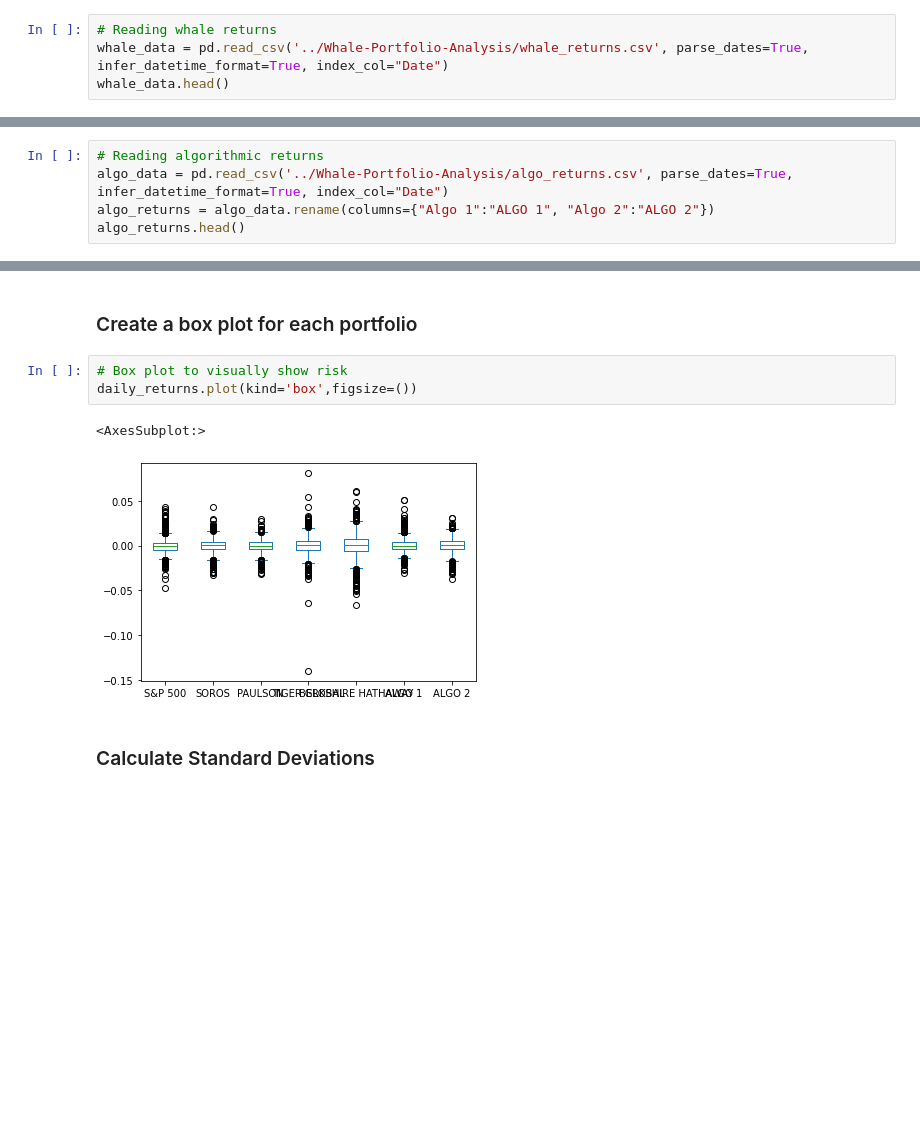
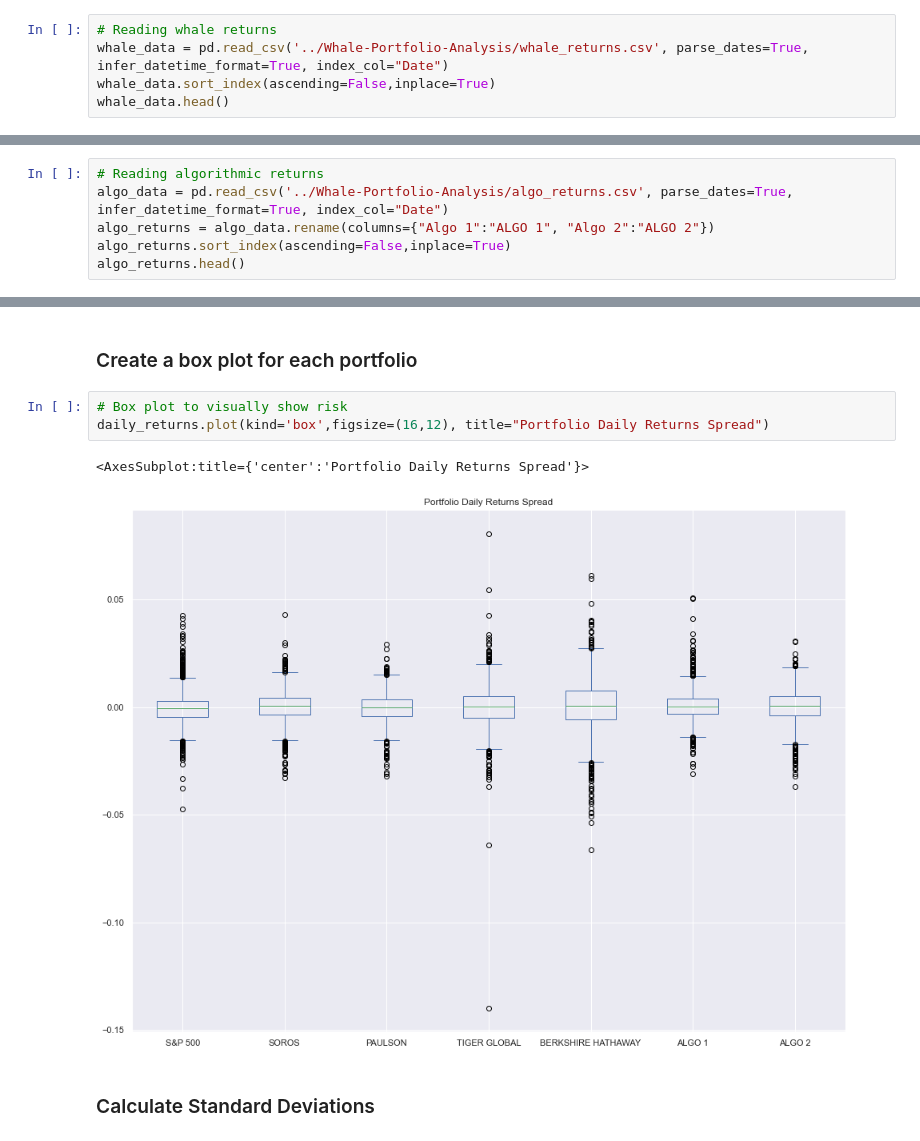
Before and after one commit to a-altman/Whale-Portfolio-Analysis, a Jupyter notebook: whale_analysis.ipynb, the cells around one changed output, grey strips where cells are left out. Cells and saved outputs as stored; diff of their text form; blank space fills up the shorter version.

Commit message:
risk and rolling statistics of portfolios

```diff
--- a/whale_analysis.ipynb
+++ b/whale_analysis.ipynb
@@ -30,6 +32,7 @@ Read the Whale Portfolio daily returns and clean the data
 # %%
 # Reading whale returns
 whale_data = pd.read_csv('../Whale-Portfolio-Analysis/whale_returns.csv', parse_dates=True, infer_datetime_format=True, index_col="Date")
+whale_data.sort_index(ascending=False,inplace=True)
 whale_data.head()
 # %% [output]
 |  | SOROS FUND MANAGEMENT LLC | PAULSON & CO.INC. | TIGER GLOBAL MANAGEMENT LLC | BERKSHIRE HATHAWAY INC |
@@ -70,6 +73,7 @@ Read the algorithmic daily returns and clean the data
 # Reading algorithmic returns
 algo_data = pd.read_csv('../Whale-Portfolio-Analysis/algo_returns.csv', parse_dates=True, infer_datetime_format=True, index_col="Date")
 algo_returns = algo_data.rename(columns={"Algo 1":"ALGO 1", "Algo 2":"ALGO 2"})
+algo_returns.sort_index(ascending=False,inplace=True)
 algo_returns.head()
 # %% [output]
 |  | ALGO 1 | ALGO 2 |
@@ -233,10 +237,10 @@ Determine the _risk_ of each portfolio:
 ### Create a box plot for each portfolio
 # %%
 # Box plot to visually show risk
-daily_returns.plot(kind='box',figsize=())
+daily_returns.plot(kind='box',figsize=(16,12), title="Portfolio Daily Returns Spread")
 # %% [output]
-<AxesSubplot:>
+<AxesSubplot:title={'center':'Portfolio Daily Returns Spread'}>
-[figure, old version]
+[figure, new version]
 # %% [markdown]
 ### Calculate Standard Deviations
 # %%
```
Also changed, not shown: parts of 18 cells of this notebook.
